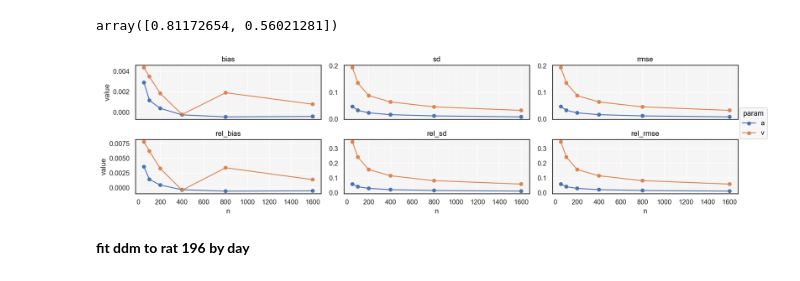
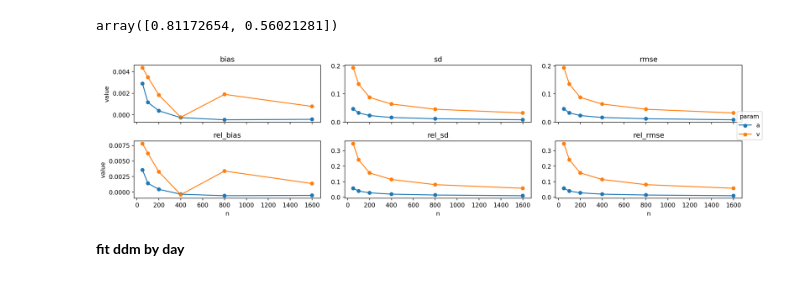
Before and after one commit to griegner/drift-diffusion, a Jupyter notebook: examples/03-reinagel-2013-dataset.ipynb, the cells around one changed output. Saved outputs shown, nothing was run; the diff lists cells and outputs as text; code cells hidden in the pictures.

```diff
--- a/examples/03-reinagel-2013-dataset.ipynb
+++ b/examples/03-reinagel-2013-dataset.ipynb
@@ -1,20 +1,20 @@
 # %%
+import matplotlib as mpl
 import matplotlib.pyplot as plt
 import numpy as np
 import pandas as pd
+import seaborn.objects as so
 from scipy.io import loadmat
 from scipy.signal import lombscargle
 from statsmodels.tsa.stattools import acf, pacf
+
+so.Plot.config.theme.update(mpl.rcParams)
 
 
 def mat_to_pd(mat):
     """load matlab file and select trial variables"""
     mat = loadmat(mat)
-    mat = {
-        k: v.squeeze()
-        for k, v in mat.items()
-        if isinstance(v, np.ndarray) and v.shape == mat["RT"].shape
-    }
+    mat = {k: v.squeeze() for k, v in mat.items() if isinstance(v, np.ndarray) and v.shape == mat["RT"].shape}
     return pd.DataFrame(mat)
 
 
@@ -66,7 +66,7 @@ df = (
     .assign(trialDate=lambda x: pd.to_datetime(x["trialDate"] - 719529, unit="D"))
     .set_index("trialDate")
     .sort_index()
-    .assign(coherence=lambda x: pd.cut(x["coherence"], bins=15, labels=False))  # discretize
+    .assign(coherence=lambda x: pd.cut(x["coherence"], bins=10, labels=False))  # discretize into 10
 )
 
 df.groupby("rat")["RT"].count()
@@ -222,19 +219,16 @@ results = pd.DataFrame(results).assign(
     rel_rmse=lambda x: x["rmse"] / x["param"].map(params_map),
 )
 # %%
-import seaborn.objects as so
-
 (
     so.Plot(results.melt(id_vars=["n", "param"]), x="n", y="value", color="param")
     .facet(col="variable", wrap=3)
     .add(so.Dot())
     .add(so.Line())
     .share(y=False)
     .layout(size=(15, 4))
-    .theme({"axes.facecolor": "whitesmoke", "axes.edgecolor": "k"})
 )
 # %% [output]
-[figure, old version]
+[figure, new version]
 # %% [markdown]
-**fit ddm to rat 196 by day**
+**fit ddm by day**
 # %%
```
Also changed, not shown: parts of 9 cells of this notebook, 4 other files.
